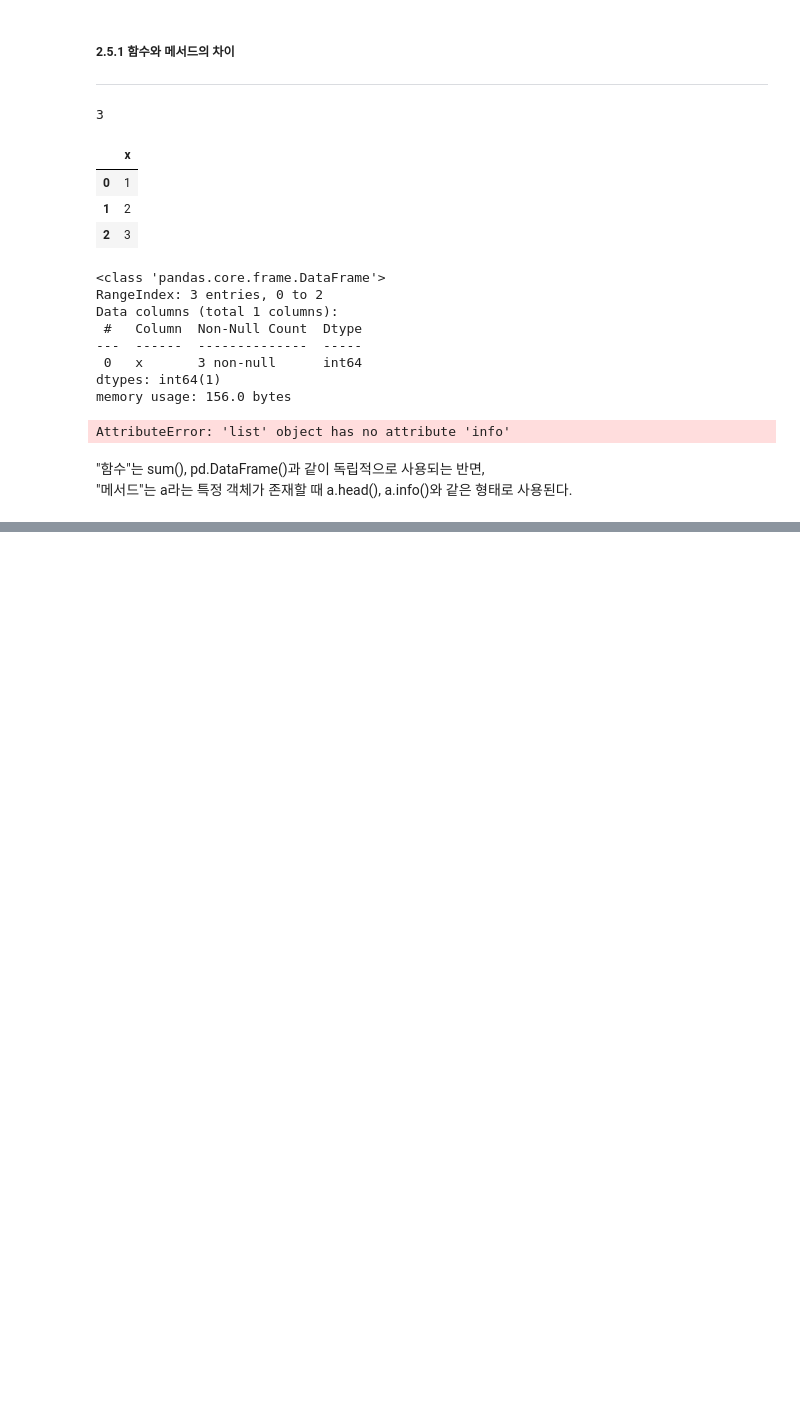
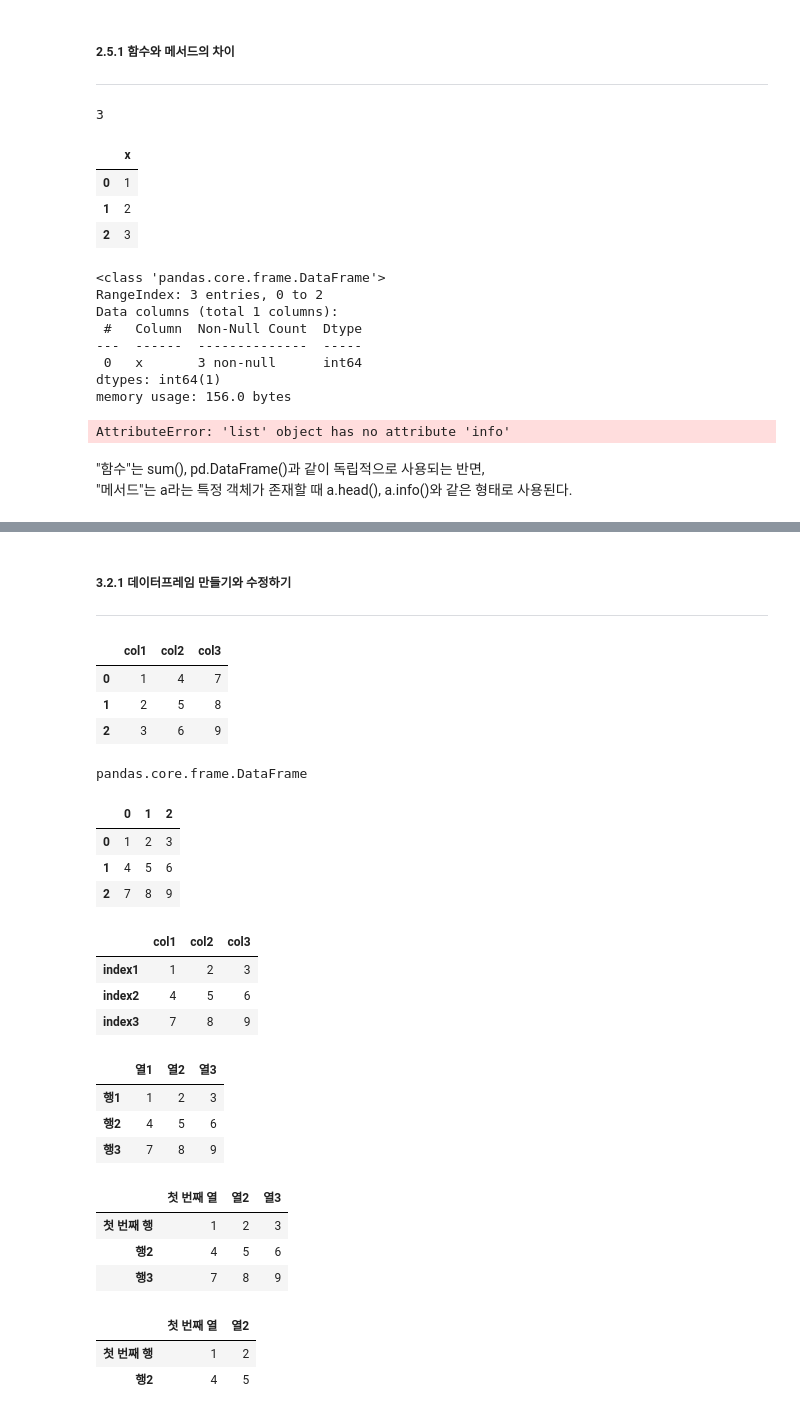
Before and after one commit to cms0416/Quant, a Jupyter notebook: Script_Python/python_base.ipynb, the cells around one changed output, grey strips where cells are left out. Cells and saved outputs as stored; diff of their text form; code cells hidden in the pictures; blank space fills up the shorter version.

```diff
--- a/Script_Python/python_base.ipynb
+++ b/Script_Python/python_base.ipynb
@@ -809,0 +952,74 @@ AttributeError: 'list' object has no attribute 'info'
+# %% [markdown]
+##### 3.2.1 데이터프레임 만들기와 수정하기
+---
+# %%
+# 데이터프레임은 DataFrame() 함수로 생성
+# 딕셔너리를 데이터프레임으로 변환하면 키는 열이름, 값은 열의 값이 된다.
+dict_data = {'col1':[1, 2, 3], 'col2':[4, 5, 6], 'col3':[7, 8, 9]}
+df = pd.DataFrame(dict_data)
+
+df
+# %% [output]
+|  | col1 | col2 | col3 |
+| 0 | 1 | 4 | 7 |
+| 1 | 2 | 5 | 8 |
+| 2 | 3 | 6 | 9 |
+# %%
+type(df)
+# %% [output]
+pandas.core.frame.DataFrame
+# %%
+# 리스트로 데이터프레임 생성시 열이름은 기본값인 위치 인덱스 부여
+df2 = pd.DataFrame([[1, 2, 3], [4, 5, 6], [7, 8, 9]])
+
+df2
+# %% [output]
+|  | 0 | 1 | 2 |
+| 0 | 1 | 2 | 3 |
+| 1 | 4 | 5 | 6 |
+| 2 | 7 | 8 | 9 |
+# %%
+# 행 인덱스와 열 이름은 리스트 형태로 입력하여 직접 지정 가능
+df3 = pd.DataFrame([[1, 2, 3], [4, 5, 6], [7, 8, 9]],
+                   index=['index1', 'index2', 'index3'],
+                   columns=['col1', 'col2', 'col3'])
+
+df3
+# %% [output]
+|  | col1 | col2 | col3 |
+| index1 | 1 | 2 | 3 |
+| index2 | 4 | 5 | 6 |
+| index3 | 7 | 8 | 9 |
+# %%
+# 행 인덱스와 열 이름 수정
+df3.index = ['행1', '행2', '행3']
+df3.columns = ['열1', '열2', '열3']
+
+df3
+# %% [output]
+|  | 열1 | 열2 | 열3 |
+| 행1 | 1 | 2 | 3 |
+| 행2 | 4 | 5 | 6 |
+| 행3 | 7 | 8 | 9 |
+# %%
+# 행 인덱스나 열 이름 중 원하는 부분만 선택해 변경
+df3.rename(index={'행1':'첫 번째 행'}, inplace=True)
+df3.rename(columns={'열1':'첫 번째 열'}, inplace=True)
+
+df3
+# %% [output]
+|  | 첫 번째 열 | 열2 | 열3 |
+| 첫 번째 행 | 1 | 2 | 3 |
+| 행2 | 4 | 5 | 6 |
+| 행3 | 7 | 8 | 9 |
+# %%
+# drop() 메서드를 통해 행 또는 열 삭제
+# 행 삭제 시 축(axis) 옵션으로 axis=0, 열 삭제 시 axis=1 입력
+df3.drop('행3', axis=0, inplace=True)
+df3.drop('열3', axis=1, inplace=True)
+
+df3
+# %% [output]
+|  | 첫 번째 열 | 열2 |
+| 첫 번째 행 | 1 | 2 |
+| 행2 | 4 | 5 |
```
Also changed, not shown: parts of 48 cells of this notebook, 1 other file.
